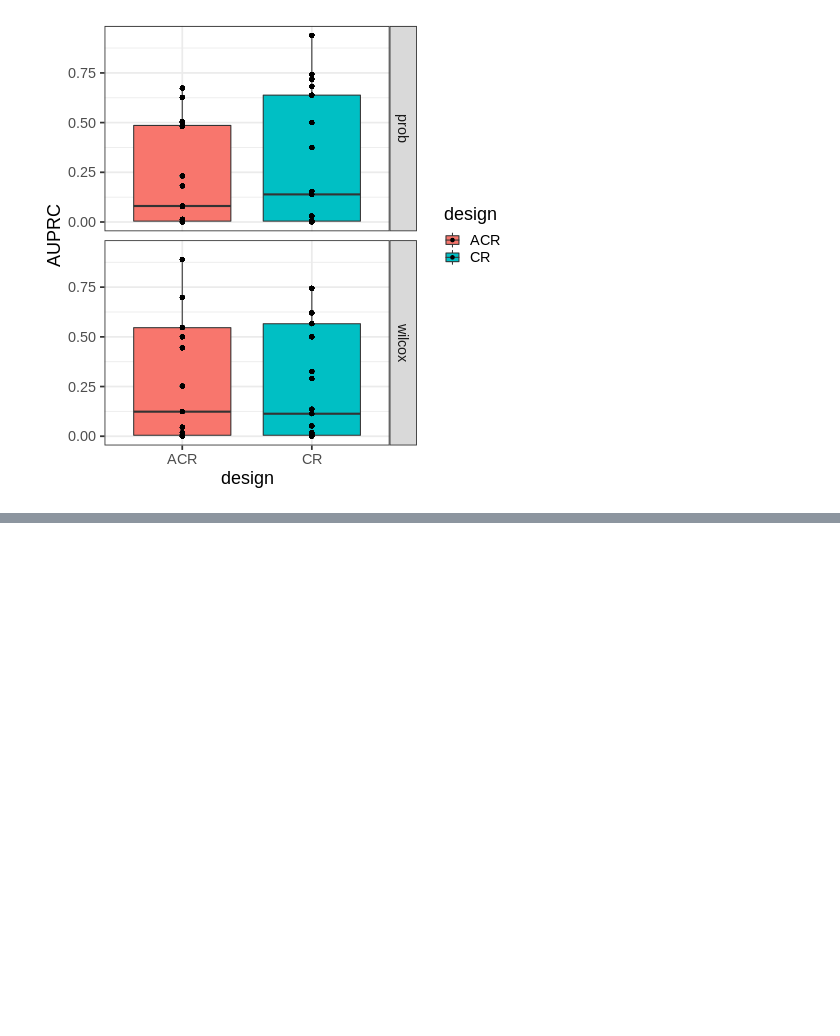
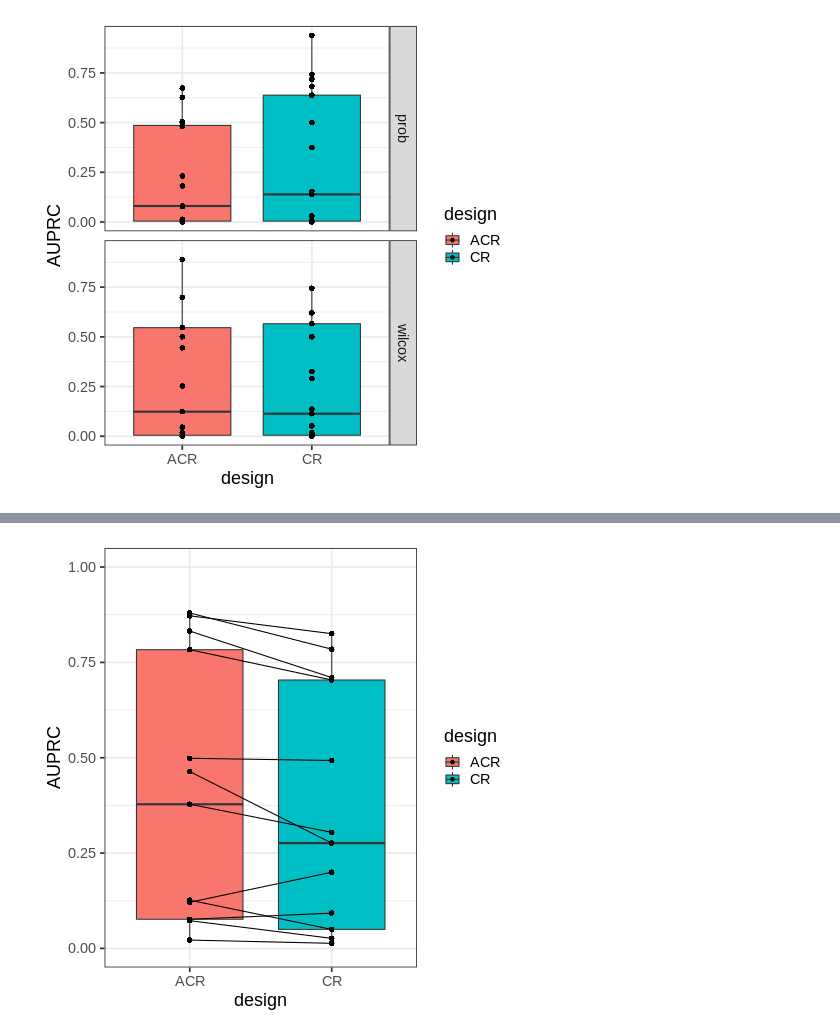
Before and after one commit to MarioniLab/oor_design_reproducibility, a Jupyter notebook: src/2_simulation_design/DA_methods.ipynb, the cells around one changed output, grey strips where cells are left out. Saved outputs shown, nothing was run; the diff lists cells and outputs as text; code cells hidden in the pictures; blank space fills up the shorter version.

```diff
--- a/src/2_simulation_design/DA_methods.ipynb
+++ b/src/2_simulation_design/DA_methods.ipynb
@@ -614,0 +950,14 @@ theme(strip.text.x=element_text(angle=90))
+# %%
+%%R
+cna_auprc_df %>%
+# filter(AUPRC > 0.01) %>%
+filter(!OOR_state_name %in% c('neutrophil', 'plasmablast', 'erythrocyte', 'plasmacytoid_dendritic_cell')) %>%
+ggplot(aes(design, AUPRC, fill=design)) +
+geom_boxplot() +
+geom_point() +
+geom_line(aes(group=OOR_state_name)) +
+theme_bw(base_size=18) +
+ylim(0,1) +
+theme(strip.text.x=element_text(angle=90))
+# %% [output]
+[figure, added]
```
Also changed, not shown: parts of 21 cells of this notebook, 8 other files.
